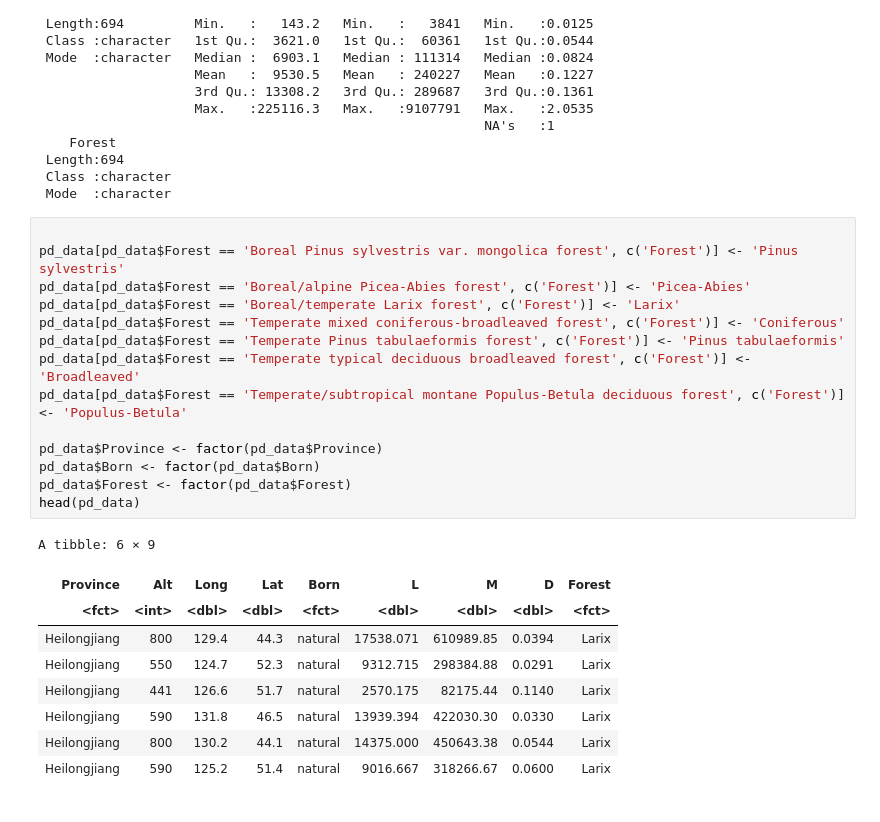
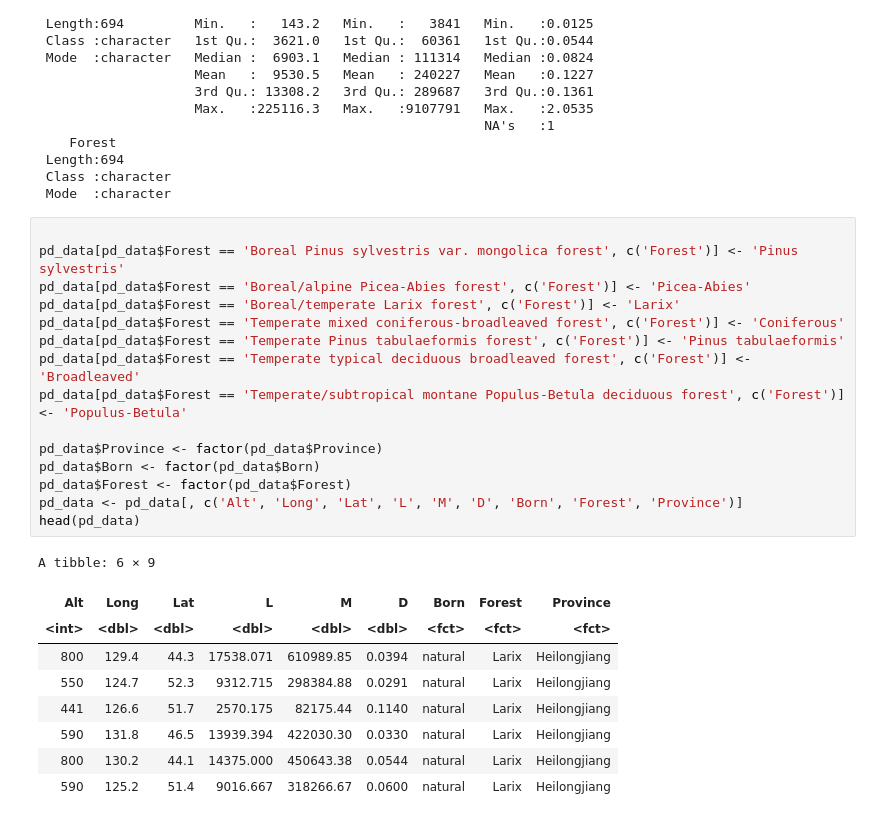
Before and after one commit to zepolrepus/DSAPA, a Jupyter notebook: AllometricRelationsPlants/inicio.ipynb, the cells around one changed output. Drawn from its saved outputs; the diff is of its cells as text.

```diff
--- a/AllometricRelationsPlants/inicio.ipynb
+++ b/AllometricRelationsPlants/inicio.ipynb
@@ -98,24 +99,25 @@ A tibble: 6 × 9
 # %%
 
 pd_data[pd_data$Forest == 'Boreal Pinus sylvestris var. mongolica forest', c('Forest')] <- 'Pinus sylvestris'
 pd_data[pd_data$Forest == 'Boreal/alpine Picea-Abies forest', c('Forest')] <- 'Picea-Abies'
 pd_data[pd_data$Forest == 'Boreal/temperate Larix forest', c('Forest')] <- 'Larix'
 pd_data[pd_data$Forest == 'Temperate mixed coniferous-broadleaved forest', c('Forest')] <- 'Coniferous'
 pd_data[pd_data$Forest == 'Temperate Pinus tabulaeformis forest', c('Forest')] <- 'Pinus tabulaeformis'
 pd_data[pd_data$Forest == 'Temperate typical deciduous broadleaved forest', c('Forest')] <- 'Broadleaved'
 pd_data[pd_data$Forest == 'Temperate/subtropical montane Populus-Betula deciduous forest', c('Forest')] <- 'Populus-Betula'
 
 pd_data$Province <- factor(pd_data$Province)
 pd_data$Born <- factor(pd_data$Born)
 pd_data$Forest <- factor(pd_data$Forest)
+pd_data <- pd_data[, c('Alt', 'Long', 'Lat', 'L', 'M', 'D', 'Born', 'Forest', 'Province')]
 head(pd_data)
 # %% [output]
 A tibble: 6 × 9
-| Province | Alt | Long | Lat | Born | L | M | D | Forest |
-| <fct> | <int> | <dbl> | <dbl> | <fct> | <dbl> | <dbl> | <dbl> | <fct> |
-| Heilongjiang | 800 | 129.4 | 44.3 | natural | 17538.071 | 610989.85 | 0.0394 | Larix |
-| Heilongjiang | 550 | 124.7 | 52.3 | natural | 9312.715 | 298384.88 | 0.0291 | Larix |
-| Heilongjiang | 441 | 126.6 | 51.7 | natural | 2570.175 | 82175.44 | 0.1140 | Larix |
-| Heilongjiang | 590 | 131.8 | 46.5 | natural | 13939.394 | 422030.30 | 0.0330 | Larix |
-| Heilongjiang | 800 | 130.2 | 44.1 | natural | 14375.000 | 450643.38 | 0.0544 | Larix |
-| Heilongjiang | 590 | 125.2 | 51.4 | natural | 9016.667 | 318266.67 | 0.0600 | Larix |
+| Alt | Long | Lat | L | M | D | Born | Forest | Province |
+| <int> | <dbl> | <dbl> | <dbl> | <dbl> | <dbl> | <fct> | <fct> | <fct> |
+| 800 | 129.4 | 44.3 | 17538.071 | 610989.85 | 0.0394 | natural | Larix | Heilongjiang |
+| 550 | 124.7 | 52.3 | 9312.715 | 298384.88 | 0.0291 | natural | Larix | Heilongjiang |
+| 441 | 126.6 | 51.7 | 2570.175 | 82175.44 | 0.1140 | natural | Larix | Heilongjiang |
+| 590 | 131.8 | 46.5 | 13939.394 | 422030.30 | 0.0330 | natural | Larix | Heilongjiang |
+| 800 | 130.2 | 44.1 | 14375.000 | 450643.38 | 0.0544 | natural | Larix | Heilongjiang |
+| 590 | 125.2 | 51.4 | 9016.667 | 318266.67 | 0.0600 | natural | Larix | Heilongjiang |
```
Also changed, not shown: parts of 5 cells of this notebook.
